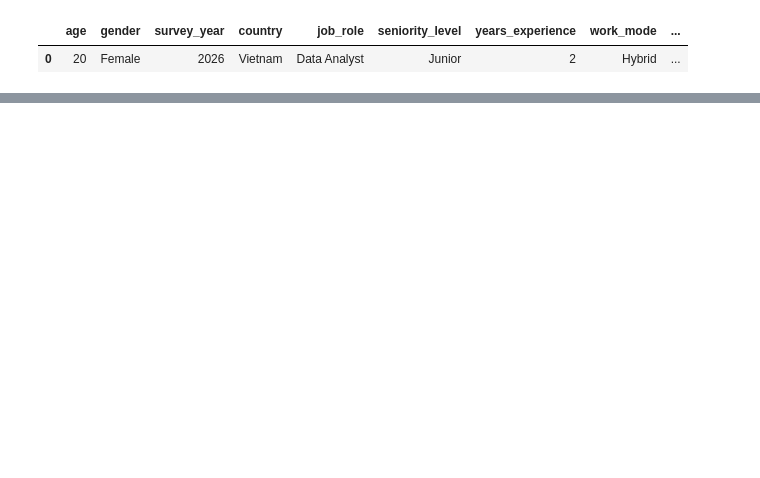
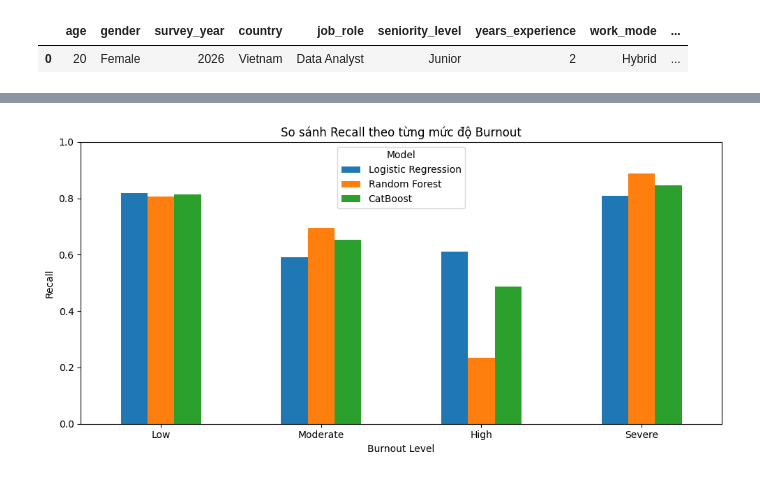
Before and after one commit to dwnngnn/Mental-Health, a Jupyter notebook: src/burnout_level_prediction.ipynb, the cells around one changed output, grey strips where cells are left out. Saved outputs shown, nothing was run; the diff lists cells and outputs as text; code cells hidden in the pictures; blank space fills up the shorter version.

```diff
--- a/src/burnout_level_prediction.ipynb
+++ b/src/burnout_level_prediction.ipynb
@@ -217,0 +510,16 @@ Mức độ Burnout dự đoán: Low
+# %%
+recall_df.set_index('Burnout Level').plot(
+    kind='bar',
+    figsize=(10, 5)
+)
+
+plt.title('So sánh Recall theo từng mức độ Burnout')
+plt.xlabel('Burnout Level')
+plt.ylabel('Recall')
+plt.ylim(0, 1)
+plt.xticks(rotation=0)
+plt.legend(title='Model')
+plt.tight_layout()
+plt.show()
+# %% [output]
+[figure, added]
```
Also changed, not shown: parts of 31 cells of this notebook, 7 other files.
